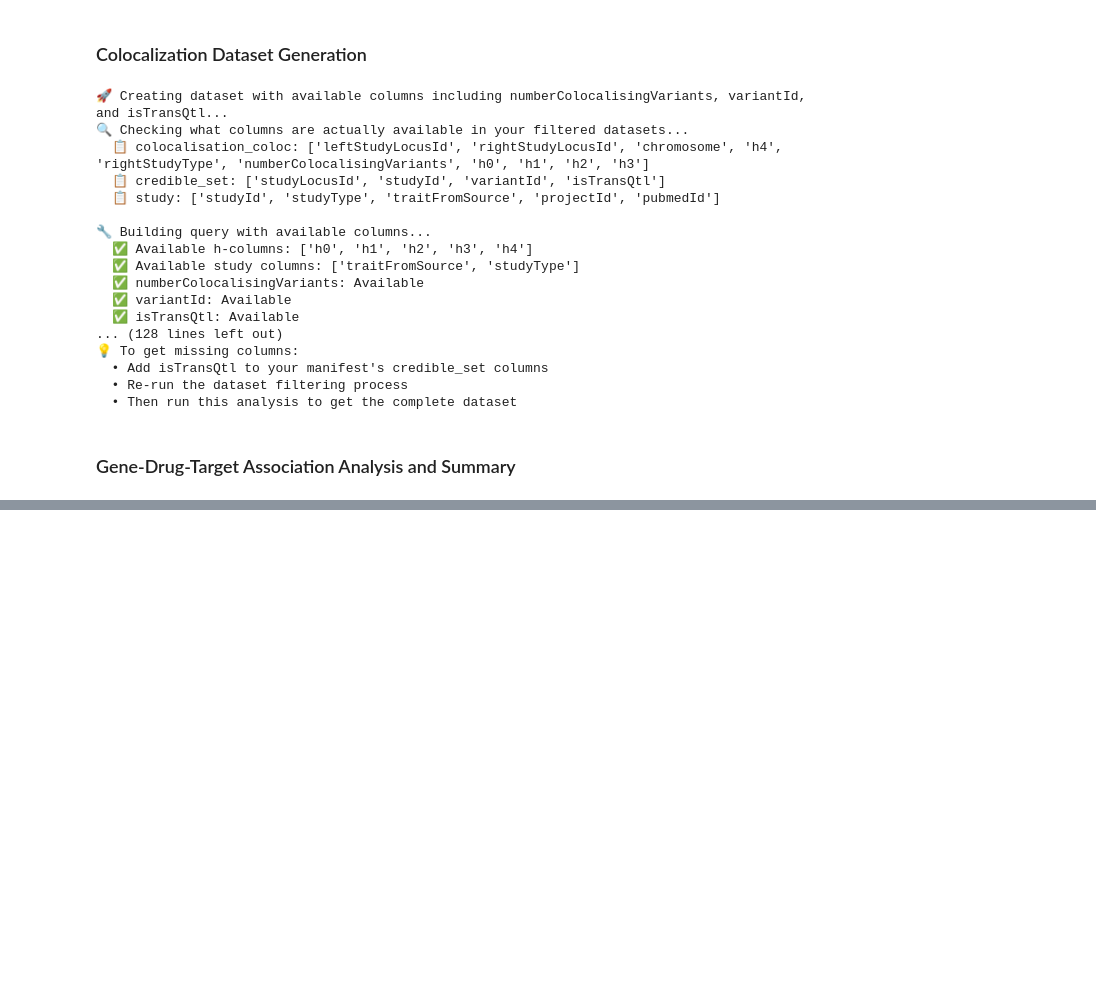
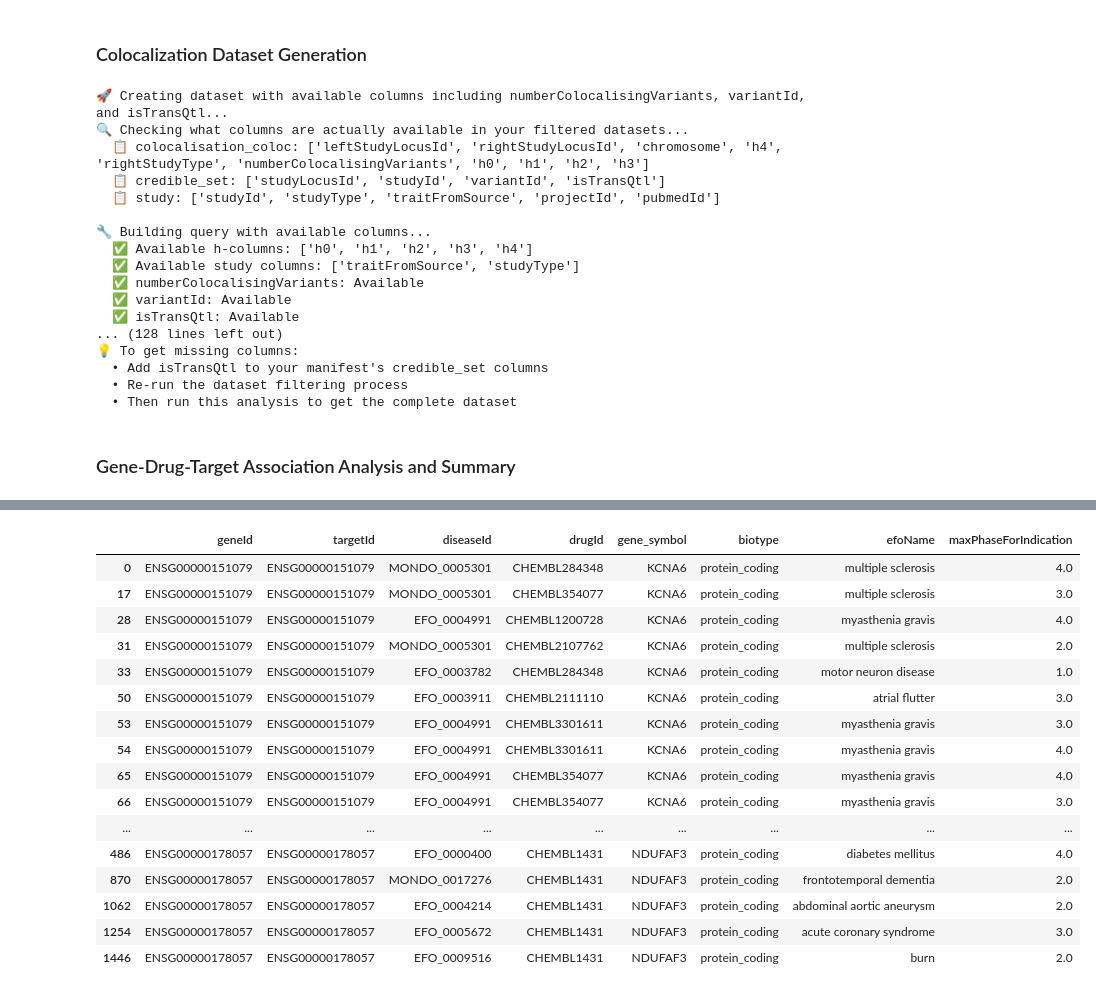
Before and after one commit to Vlasovets/opentargets-metadata, a Jupyter notebook: opentargets_coloc_analysis.ipynb, the cells around one changed output, grey strips where cells are left out. Cells and saved outputs as stored; diff of their text form; code cells hidden in the pictures; blank space fills up the shorter version.

```diff
--- a/opentargets_coloc_analysis.ipynb
+++ b/opentargets_coloc_analysis.ipynb
@@ -1208,6 +1269,11 @@ else:
 ### Gene-Drug-Target Association Analysis and Summary
 # %%
 df_gene_target = run_gene_drug_analysis()
+
+# Remove columns that are not needed
+df_gene_target = df_gene_target.drop(columns=["studyLocusId","l2g_score"])
+
+df_gene_target = df_gene_target.drop_duplicates()
 
 if df_gene_target is not None:
     print("\n📊 Gene-Drug-Target Data Analysis:")
@@ -1224,8 +1290,8 @@ if df_gene_target is not None:
         print(f"    {gene}: {count} drugs")
 
     # L2G score distribution
-    print("\n🎯 L2G Score Statistics:")
-    print(df_gene_target['l2g_score'].describe())
+    #print("\n🎯 L2G Score Statistics:")
+    #print(df_gene_target['l2g_score'].describe())
 
     # Drug development phase analysis (if available)
     if 'phase' in df_gene_target.columns:
@@ -1261,0 +1328,3 @@ else:
+# %%
+drug_indication = pd.read_parquet(main_dir / output_path / 'drug_indication.parquet')
+drug_indication
@@ -1261,0 +1345,15 @@ else:
+# %%
+# explode the 'indications' column (list of dicts) into separate rows
+df_long = drug_indication.explode("indications").reset_index(drop=True)
+
+# turn the dict in 'indications' into columns
+indications_expanded = pd.json_normalize(df_long["indications"])
+indications_expanded["id"] = df_long["id"].values
+
+# join back
+indications_expanded = df_long.drop(columns="approvedIndications").merge(indications_expanded, on="id")
+
+# clean-up
+indications_expanded = indications_expanded.drop(columns=["indications", 'references'])
+
+indications_expanded.head()
@@ -1261,0 +1367,30 @@ else:
+# %%
+df_gene_target_with_indications = df_gene_target.merge(
+    indications_expanded,
+    left_on = ['drugId','diseaseId'],
+    right_on = ['id','disease'],
+)
+
+df_gene_target_with_indications = df_gene_target_with_indications.drop(columns=["disease","id"])
+
+df_gene_target_with_indications = df_gene_target_with_indications.drop_duplicates()
+
+df_gene_target_with_indications
+# %% [output]
+|  | geneId | targetId | diseaseId | drugId | gene_symbol | biotype | efoName | maxPhaseForIndication |
+| 0 | ENSG00000151079 | ENSG00000151079 | MONDO_0005301 | CHEMBL284348 | KCNA6 | protein_coding | multiple sclerosis | 4.0 |
+| 17 | ENSG00000151079 | ENSG00000151079 | MONDO_0005301 | CHEMBL354077 | KCNA6 | protein_coding | multiple sclerosis | 3.0 |
+| 28 | ENSG00000151079 | ENSG00000151079 | EFO_0004991 | CHEMBL1200728 | KCNA6 | protein_coding | myasthenia gravis | 4.0 |
+| 31 | ENSG00000151079 | ENSG00000151079 | MONDO_0005301 | CHEMBL2107762 | KCNA6 | protein_coding | multiple sclerosis | 2.0 |
+| 33 | ENSG00000151079 | ENSG00000151079 | EFO_0003782 | CHEMBL284348 | KCNA6 | protein_coding | motor neuron disease | 1.0 |
+| 50 | ENSG00000151079 | ENSG00000151079 | EFO_0003911 | CHEMBL2111110 | KCNA6 | protein_coding | atrial flutter | 3.0 |
+| 53 | ENSG00000151079 | ENSG00000151079 | EFO_0004991 | CHEMBL3301611 | KCNA6 | protein_coding | myasthenia gravis | 3.0 |
+| 54 | ENSG00000151079 | ENSG00000151079 | EFO_0004991 | CHEMBL3301611 | KCNA6 | protein_coding | myasthenia gravis | 4.0 |
+| 65 | ENSG00000151079 | ENSG00000151079 | EFO_0004991 | CHEMBL354077 | KCNA6 | protein_coding | myasthenia gravis | 4.0 |
+| 66 | ENSG00000151079 | ENSG00000151079 | EFO_0004991 | CHEMBL354077 | KCNA6 | protein_coding | myasthenia gravis | 3.0 |
+| ... | ... | ... | ... | ... | ... | ... | ... | ... |
+| 486 | ENSG00000178057 | ENSG00000178057 | EFO_0000400 | CHEMBL1431 | NDUFAF3 | protein_coding | diabetes mellitus | 4.0 |
+| 870 | ENSG00000178057 | ENSG00000178057 | MONDO_0017276 | CHEMBL1431 | NDUFAF3 | protein_coding | frontotemporal dementia | 2.0 |
+| 1062 | ENSG00000178057 | ENSG00000178057 | EFO_0004214 | CHEMBL1431 | NDUFAF3 | protein_coding | abdominal aortic aneurysm | 2.0 |
+| 1254 | ENSG00000178057 | ENSG00000178057 | EFO_0005672 | CHEMBL1431 | NDUFAF3 | protein_coding | acute coronary syndrome | 3.0 |
+| 1446 | ENSG00000178057 | ENSG00000178057 | EFO_0009516 | CHEMBL1431 | NDUFAF3 | protein_coding | burn | 2.0 |
```
Also changed, not shown: parts of 12 cells of this notebook, 1 other file.
